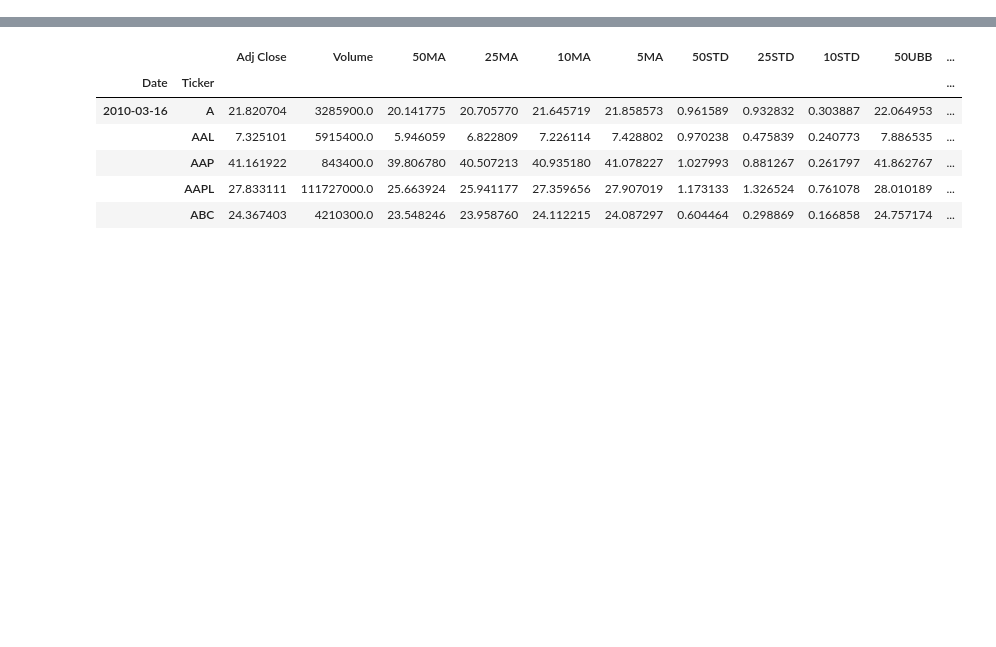
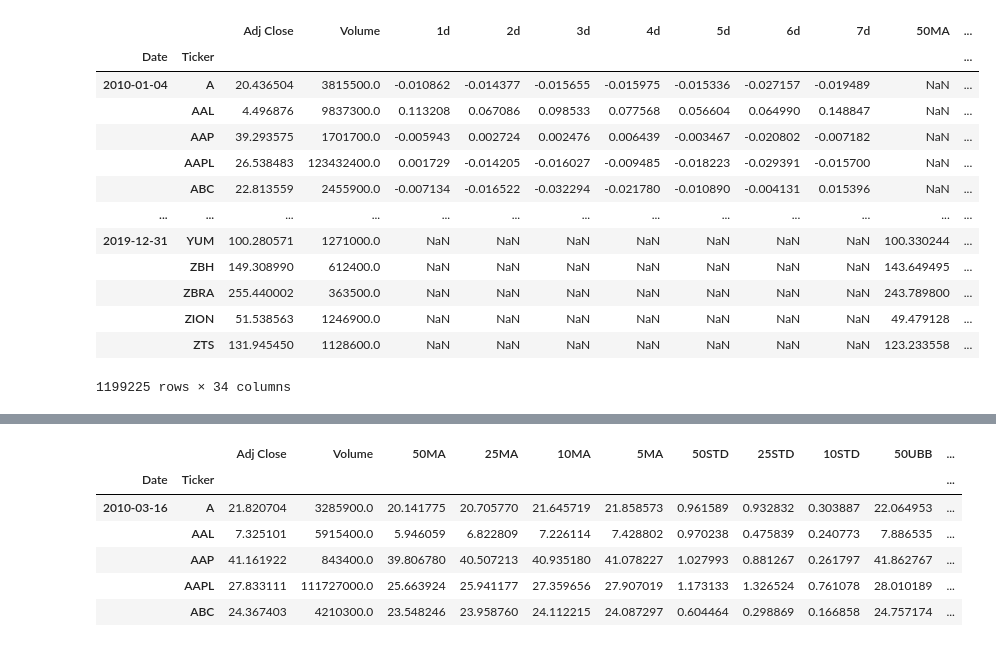
Before and after one commit to sausterm/MLEND-Capstone-Project, a Jupyter notebook: preprocess_data.ipynb, the cells around one changed output, grey strips where cells are left out. Saved outputs shown, nothing was run; the diff lists cells and outputs as text; code cells hidden in the pictures; blank space fills up the shorter version.

```diff
--- a/preprocess_data.ipynb
+++ b/preprocess_data.ipynb
@@ -65,39 +64,3 @@ def buy_sell_hold(*args):
         if col < -requirement:
             return -1
     return 0
-# %%
-from collections import OrderedDict
-import pytz
-
-data = OrderedDict()
-stock_data_preprocessed = pd.DataFrame()
-tickers = get_sp500_tickers()
-for ticker in tickers:
-    df = pd.read_csv("stocks_dfs/{}.csv".format(ticker), index_col=0, parse_dates=['Date'])
-    df = df[['Adj Close','Volume']]
-    df.fillna(0, inplace=True)
-
-    data[ticker] = df
-
-stock_data_preprocessed = pd.concat(data.values(),keys=tickers,names=['Ticker','Date'])
-stock_data_preprocessed = stock_data_preprocessed.swaplevel()
-stock_data_preprocessed = stock_data_preprocessed.sort_index()
-# %%
-
-hm_days = 7
-for i in range(1, hm_days+1):
-        stock_data_preprocessed['{}d'.format(i)] = (stock_data_preprocessed['Adj Close'].shift(-i) - stock_data_preprocessed['Adj Close']) / stock_data_preprocessed['Adj Close']
-
-
-stock_data_preprocessed['target'] = list(map( buy_sell_hold,
-                                               stock_data_preprocessed['1d'.format(ticker)],
-                                               stock_data_preprocessed['2d'.format(ticker)],
-                                               stock_data_preprocessed['3d'.format(ticker)],
-                                               stock_data_preprocessed['4d'.format(ticker)],
-                                               stock_data_preprocessed['5d'.format(ticker)],
-                                               stock_data_preprocessed['6d'.format(ticker)],
-                                               stock_data_preprocessed['7d'.format(ticker)] ))
-
-stock_data_preprocessed.drop(columns=['1d', '2d','3d','4d','5d','6d','7d'], inplace=True)
-stock_data_preprocessed.replace([np.inf, -np.inf], np.nan, inplace = True)
-stock_data_preprocessed.fillna(0, inplace=True)
@@ -117,6 +69,7 @@ test_date_index.to_csv('test_date_index.csv', index=False)
 # %%
 data_indicators = OrderedDict()
 stock_data_indicators = pd.DataFrame()
+hm_days = 7
 for ticker in tickers:
     df = pd.read_csv("stocks_dfs/{}.csv".format(ticker), index_col=0, parse_dates=['Date'])
     df = df[['Adj Close','Volume']]
@@ -160,13 +113,30 @@ for ticker in tickers:
 
 
 
-    data[ticker] = df
+    data_indicators[ticker] = df
 
 
-stock_data_indicators = pd.concat(data.values(),keys=tickers,names=['Ticker','Date'])
+stock_data_indicators = pd.concat(data_indicators.values(),keys=tickers,names=['Ticker','Date'])
 
 stock_data_indicators = stock_data_indicators.swaplevel()
 stock_data_indicators = stock_data_indicators.sort_index()
+# %%
+stock_data_indicators
+# %% [output]
+|  |  | Adj Close | Volume | 1d | 2d | 3d | 4d | 5d | 6d | 7d | 50MA | ... |
+| Date | Ticker |  |  |  |  |  |  |  |  |  |  | ... |
+| 2010-01-04 | A | 20.436504 | 3815500.0 | -0.010862 | -0.014377 | -0.015655 | -0.015975 | -0.015336 | -0.027157 | -0.019489 | NaN | ... |
+|  | AAL | 4.496876 | 9837300.0 | 0.113208 | 0.067086 | 0.098533 | 0.077568 | 0.056604 | 0.064990 | 0.148847 | NaN | ... |
+|  | AAP | 39.293575 | 1701700.0 | -0.005943 | 0.002724 | 0.002476 | 0.006439 | -0.003467 | -0.020802 | -0.007182 | NaN | ... |
+|  | AAPL | 26.538483 | 123432400.0 | 0.001729 | -0.014205 | -0.016027 | -0.009485 | -0.018223 | -0.029391 | -0.015700 | NaN | ... |
+|  | ABC | 22.813559 | 2455900.0 | -0.007134 | -0.016522 | -0.032294 | -0.021780 | -0.010890 | -0.004131 | 0.015396 | NaN | ... |
+| ... | ... | ... | ... | ... | ... | ... | ... | ... | ... | ... | ... | ... |
+| 2019-12-31 | YUM | 100.280571 | 1271000.0 | NaN | NaN | NaN | NaN | NaN | NaN | NaN | 100.330244 | ... |
+|  | ZBH | 149.308990 | 612400.0 | NaN | NaN | NaN | NaN | NaN | NaN | NaN | 143.649495 | ... |
+|  | ZBRA | 255.440002 | 363500.0 | NaN | NaN | NaN | NaN | NaN | NaN | NaN | 243.789800 | ... |
+|  | ZION | 51.538563 | 1246900.0 | NaN | NaN | NaN | NaN | NaN | NaN | NaN | 49.479128 | ... |
+|  | ZTS | 131.945450 | 1128600.0 | NaN | NaN | NaN | NaN | NaN | NaN | NaN | 123.233558 | ... |
+1199225 rows × 34 columns
 # %%
 stock_data_indicators['target'] = list(map( buy_sell_hold,
                                                stock_data_indicators['1d'.format(ticker)],
```
Also changed, not shown: parts of 14 cells of this notebook, 4 other files.
